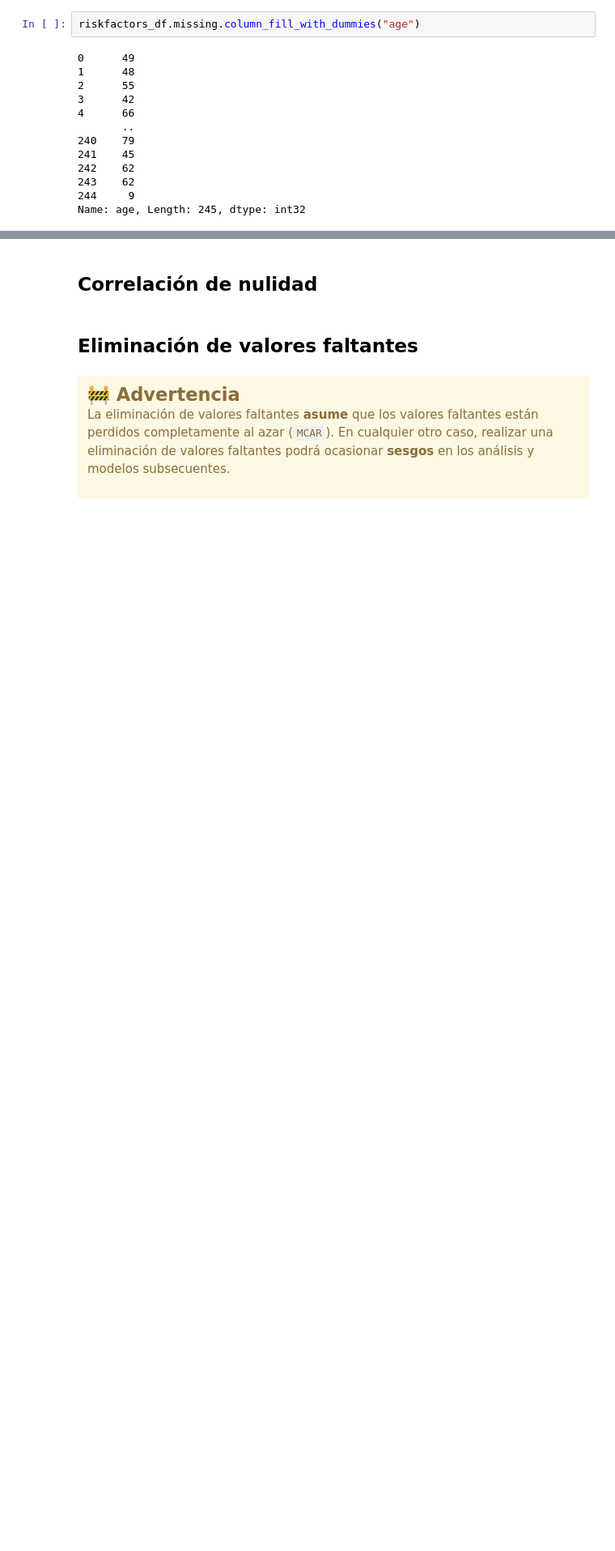
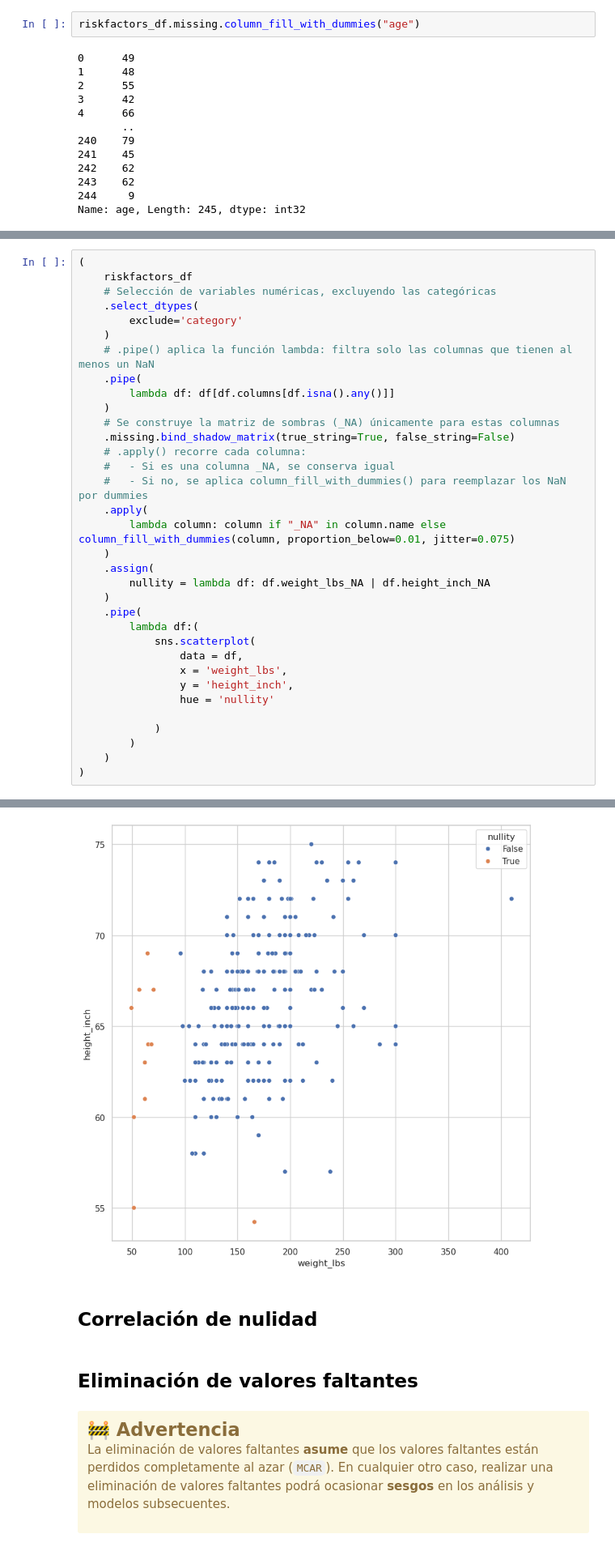
Before and after one commit to fcisnerosr/datos_faltantes, a Jupyter notebook: curso-datos-faltantes-main/jupyter/live-exploration-missing-values.ipynb, the cells around one changed output, grey strips where cells are left out. Shown at 81% size. Saved outputs shown, nothing was run; the diff lists cells and outputs as text; blank space fills up the shorter version.

```diff
--- a/curso-datos-faltantes-main/jupyter/live-exploration-missing-values.ipynb
+++ b/curso-datos-faltantes-main/jupyter/live-exploration-missing-values.ipynb
@@ -1263,0 +1256,35 @@ Name: age, Length: 245, dtype: int32
+# %%
+(
+    riskfactors_df
+    # Selección de variables numéricas, excluyendo las categóricas
+    .select_dtypes(
+        exclude='category'
+    )
+    # .pipe() aplica la función lambda: filtra solo las columnas que tienen al menos un NaN
+    .pipe(
+        lambda df: df[df.columns[df.isna().any()]]
+    )
+    # Se construye la matriz de sombras (_NA) únicamente para estas columnas
+    .missing.bind_shadow_matrix(true_string=True, false_string=False)
+    # .apply() recorre cada columna:
+    #   - Si es una columna _NA, se conserva igual
+    #   - Si no, se aplica column_fill_with_dummies() para reemplazar los NaN por dummies
+    .apply(
+        lambda column: column if "_NA" in column.name else column_fill_with_dummies(column, proportion_below=0.01, jitter=0.075)
+    )
+    .assign(
+        nullity = lambda df: df.weight_lbs_NA | df.height_inch_NA
+    )
+    .pipe(
+        lambda df:(
+            sns.scatterplot(
+                data = df,
+                x = 'weight_lbs',
+                y = 'height_inch',
+                hue = 'nullity'
+
+            )
+        )
+    )
+)
+# %% [output]
@@ -1264,3 +1292,4 @@ Name: age, Length: 245, dtype: int32
+[figure, added]
 # %% [markdown]
 ## Correlación de nulidad
 # %% [markdown]
```
Also changed, not shown: parts of 4 cells of this notebook.
